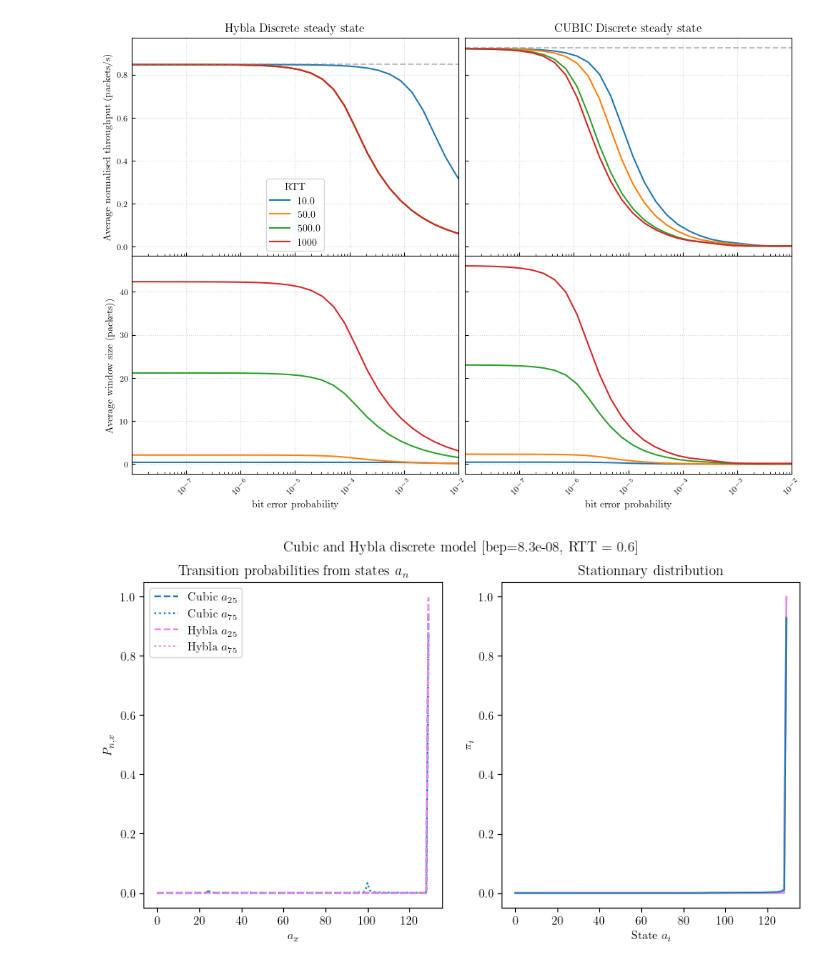
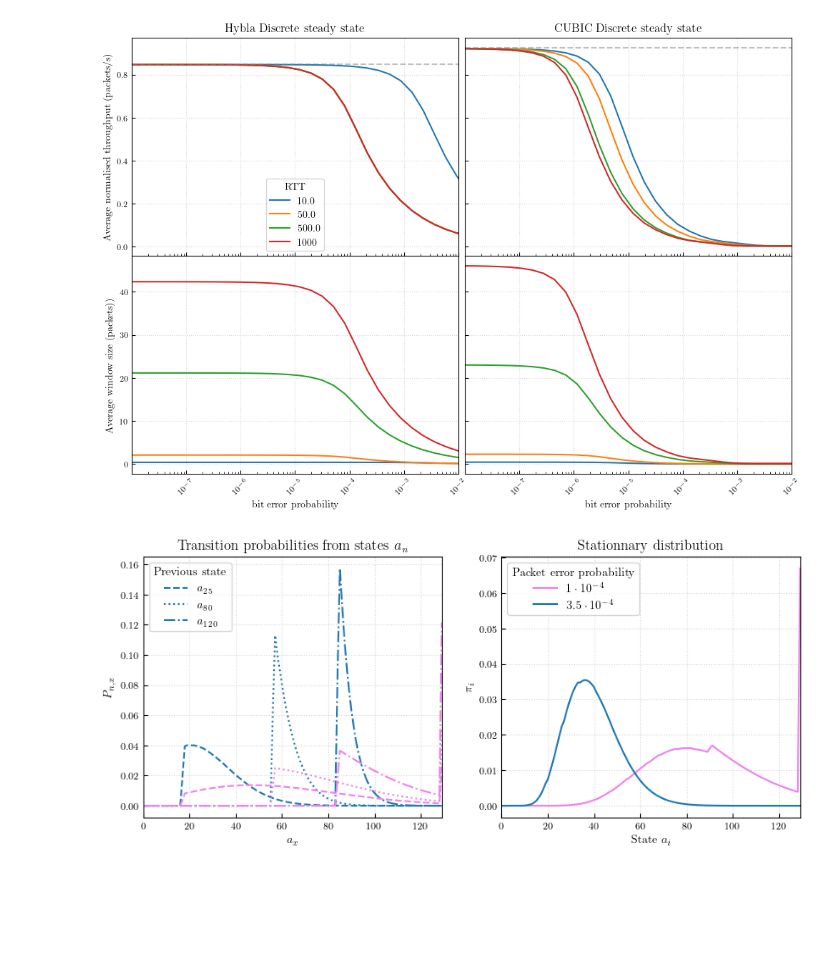
Before and after one commit to megretj/qpepcca, a Jupyter notebook: bitBasedMarkovianModel.ipynb, the cells around one changed output. Drawn from its saved outputs; the diff is of its cells as text; code cells hidden in the pictures; blank space fills up the shorter version.

Commit message:
plots for transition probability

```diff
--- a/bitBasedMarkovianModel.ipynb
+++ b/bitBasedMarkovianModel.ipynb
@@ -70,29 +70,43 @@ plt.show()
 [1.e-09 1.e-08 1.e-07 1.e-06 1.e-05 1.e-04 1.e-03 1.e-02 1.e-01 1.e+00]
 [figure]
 # %%
-p = 0.001
+p = 0.0001*1500*8
 b = 0.7
-rtt = 0.6
+rtt = 0.05
 wired = CCA_MarkovChain_Hybla_bit(packet_err=p,beta=b,N=130,C =50, RTT_real = rtt, RTT0=0.05)
 wired.avg_throughput()
-cubic = CCA_MarkovChain_CUBIC_bit(packet_err=p,beta=b,N=130,C =50, RTT_real = rtt)
+p = 0.0005*1500*8
+cubic = CCA_MarkovChain_Hybla_bit(packet_err=p,beta=b,N=130,C =50, RTT_real = rtt)
 cubic.avg_throughput()
 
-fig, axs = plt.subplots(1, 2, figsize=(10,5))
-axs[0].plot(np.arange(cubic.N),cubic.P[25,:],label = "Cubic $a_{25}$",linestyle='--',color='tab:blue')
-axs[0].plot(np.arange(cubic.N),cubic.P[100,:],label = "Cubic $a_{75}$",linestyle=':',color='tab:blue')
-axs[0].plot(np.arange(wired.N),wired.P[25,:],label = "Hybla $a_{25}$",linestyle='--', color='violet')
-axs[0].plot(np.arange(wired.N),wired.P[100,:],label = "Hybla $a_{75}$",linestyle=':', color='violet')
+
+fig, axs = plt.subplots(1, 2, figsize=(10,4))
+axs[0].plot(np.arange(cubic.N),cubic.P[25,:],label = "$a_{25}$",linestyle='--',color='tab:blue')
+axs[0].plot(np.arange(cubic.N),cubic.P[80,:],label = "$a_{80}$",linestyle=':',color='tab:blue')
+axs[0].plot(np.arange(cubic.N),cubic.P[120,:],label = "$a_{120}$",linestyle='-.',color='tab:blue')
+axs[0].plot(np.arange(wired.N),wired.P[25,:],linestyle='--', color='violet')
+axs[0].plot(np.arange(wired.N),wired.P[80,:],linestyle=':', color='violet')
+axs[0].plot(np.arange(wired.N),wired.P[120,:],linestyle='-.', color='violet')
+
+axs[0].plot(label = "Hybla", color='violet',linestyle='--')
 axs[0].set_title(r"Transition probabilities from states $a_n$")
 axs[0].set_ylabel(r"$P_{n,x}$")
 axs[0].set_xlabel(r"$a_x$")
-axs[0].legend()
-axs[1].plot(np.arange(wired.N),wired.pi, label = "Hybla", color='violet')
-axs[1].plot(np.arange(cubic.N),cubic.pi, label = "Cubic", color='tab:blue')
+axs[0].legend(title = 'Previous state', loc='upper left', markerscale=0.6)
+axs[1].plot(np.arange(wired.N),wired.pi, label = r"$1\cdot10^{-4}$", color='violet')
+axs[1].plot(np.arange(cubic.N),cubic.pi, label = r"$3.5\cdot 10^{-4}$", color='tab:blue')
 axs[1].set_title(r"Stationnary distribution")
 axs[1].set_xlabel(r"State $a_i$")
 axs[1].set_ylabel(r'$\pi_i$')
-fig.suptitle(f"Cubic and Hybla discrete model [bep={round(p/(1500*8),9)}, RTT = {rtt}]")
+axs[0].tick_params(axis='both', which='both', direction='in',labelsize="small", grid_alpha=0.5, grid_linestyle=':')
+axs[1].tick_params(axis='both', which='both', direction='in',labelsize="small", grid_alpha=0.5, grid_linestyle=':')
+axs[1].set_xlim([0,129])
+axs[0].set_xlim([0,129])
+axs[1].grid()
+axs[0].grid()
+axs[1].legend(title="Packet error probability",loc='upper left', markerscale=0.6)
+#fig.suptitle(f"Cubic and Hybla discrete model [bep={round(p/(1500*8),9)}, RTT = {rtt}]")
+plt.savefig('figures/model_results/HyblaTransitionProba.png', bbox_inches='tight', dpi=400)
 plt.show()
 # %% [output]
-[figure, old version]
+[figure, new version]
```
Also changed, not shown: 1 other file.
